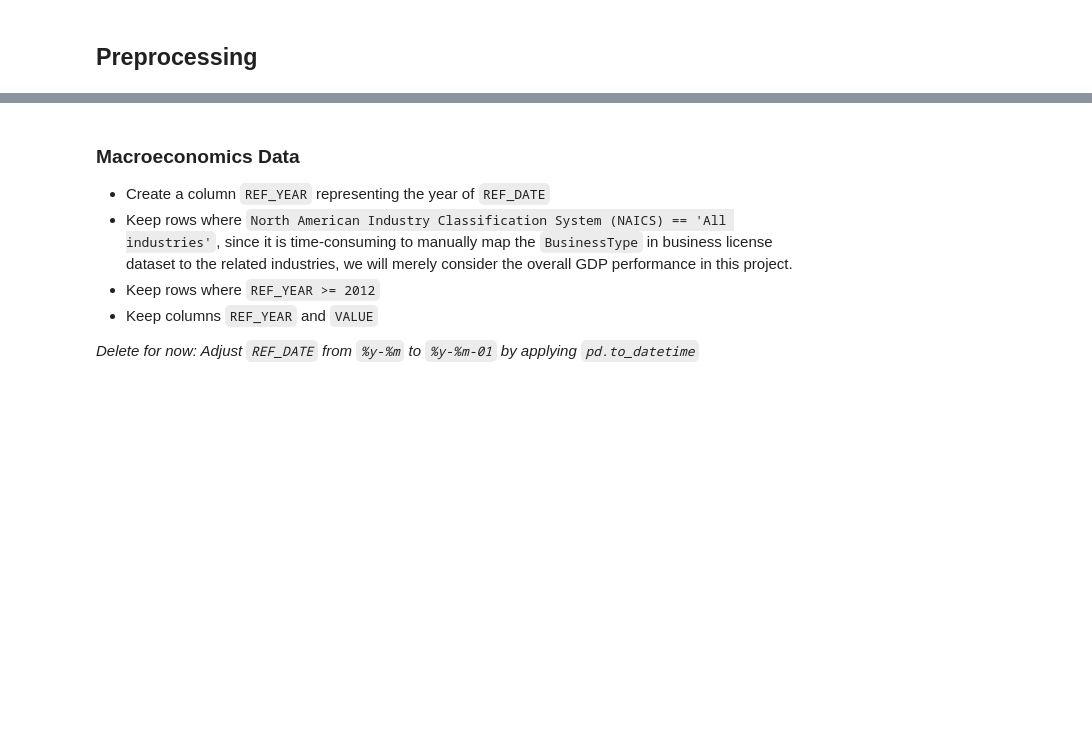
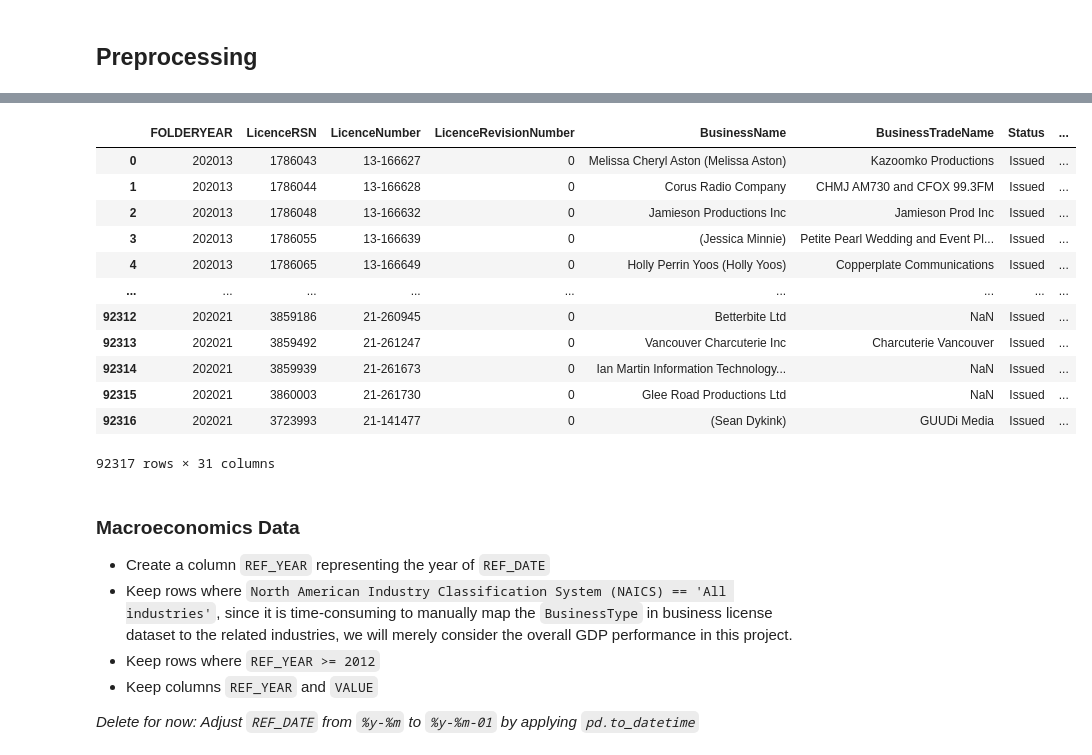
Before and after one commit to UBC-MDS/New_Businesses_Survival_Prediction, a Jupyter notebook: milestone1_draft_preprocess.ipynb, the cells around one changed output, grey strips where cells are left out. Saved outputs shown, nothing was run; the diff lists cells and outputs as text; code cells hidden in the pictures; blank space fills up the shorter version.

```diff
--- a/milestone1_draft_preprocess.ipynb
+++ b/milestone1_draft_preprocess.ipynb
@@ -40,25 +42,21 @@ raw_econ_index_data_dict = {
-# %%
-# Drop rows where ExpiredDate and IssuedDate are NA
-business = business.dropna(subset = ["ExpiredDate", "IssuedDate"])
-
-# Transform ExpiredDate and IssuedDate to date
-business[["ExpiredDate", "IssuedDate"]] = business[["ExpiredDate", "IssuedDate"]].apply(pd.to_datetime, utc=True)
-business['ExpiredDate'] = business['ExpiredDate'].dt.date
-business['IssuedDate'] = business['IssuedDate'].dt.date
-
-# Calculate the survival interval of each company
-business['survival_days'] = (business.groupby('BusinessName')['ExpiredDate'].transform('max')-
-                            business.groupby('BusinessName')['IssuedDate'].transform('min'))
-business['survival_days'] = pd.to_timedelta(business['survival_days']).dt.days
-
-# Keep only the first issued record of each company (to obtain the year when a company starts it business)
-business.sort_values(by='ExpiredDate', ascending=True)
-business = business.drop_duplicates(subset='BusinessName', keep='first')
-
-# Filter to keep those records where the latest `ExpiredDate` is before or equal to year 2022.
-business = business[business['ExpiredDate'] <= dt.date(2022, 12, 31)]
-
-business['FOLDERYEAR'] = business['FOLDERYEAR'].apply(lambda x : '20' + str(x))
+# %%
+# Drop rows where ExpiredDate and IssuedDate are NA
+business = business_datacleaning(business = business, survival_threshold = 365 * 2)
+business
+# %% [output]
+|  | FOLDERYEAR | LicenceRSN | LicenceNumber | LicenceRevisionNumber | BusinessName | BusinessTradeName | Status | ... |
+| 0 | 202013 | 1786043 | 13-166627 | 0 | Melissa Cheryl Aston (Melissa Aston) | Kazoomko Productions | Issued | ... |
+| 1 | 202013 | 1786044 | 13-166628 | 0 | Corus Radio Company | CHMJ AM730 and CFOX 99.3FM | Issued | ... |
+| 2 | 202013 | 1786048 | 13-166632 | 0 | Jamieson Productions Inc | Jamieson Prod Inc | Issued | ... |
+| 3 | 202013 | 1786055 | 13-166639 | 0 | (Jessica Minnie) | Petite Pearl Wedding and Event Pl... | Issued | ... |
+| 4 | 202013 | 1786065 | 13-166649 | 0 | Holly Perrin Yoos (Holly Yoos) | Copperplate Communications | Issued | ... |
+| ... | ... | ... | ... | ... | ... | ... | ... | ... |
+| 92312 | 202021 | 3859186 | 21-260945 | 0 | Betterbite Ltd | NaN | Issued | ... |
+| 92313 | 202021 | 3859492 | 21-261247 | 0 | Vancouver Charcuterie Inc | Charcuterie Vancouver | Issued | ... |
+| 92314 | 202021 | 3859939 | 21-261673 | 0 | Ian Martin Information Technology... | NaN | Issued | ... |
+| 92315 | 202021 | 3860003 | 21-261730 | 0 | Glee Road Productions Ltd | NaN | Issued | ... |
+| 92316 | 202021 | 3723993 | 21-141477 | 0 | (Sean Dykink) | GUUDi Media | Issued | ... |
+92317 rows × 31 columns
 # %% [markdown]
 ### Macroeconomics Data
 - Create a column `REF_YEAR` representing the year of `REF_DATE`
```
Also changed, not shown: parts of 8 cells of this notebook, 1 other file.
